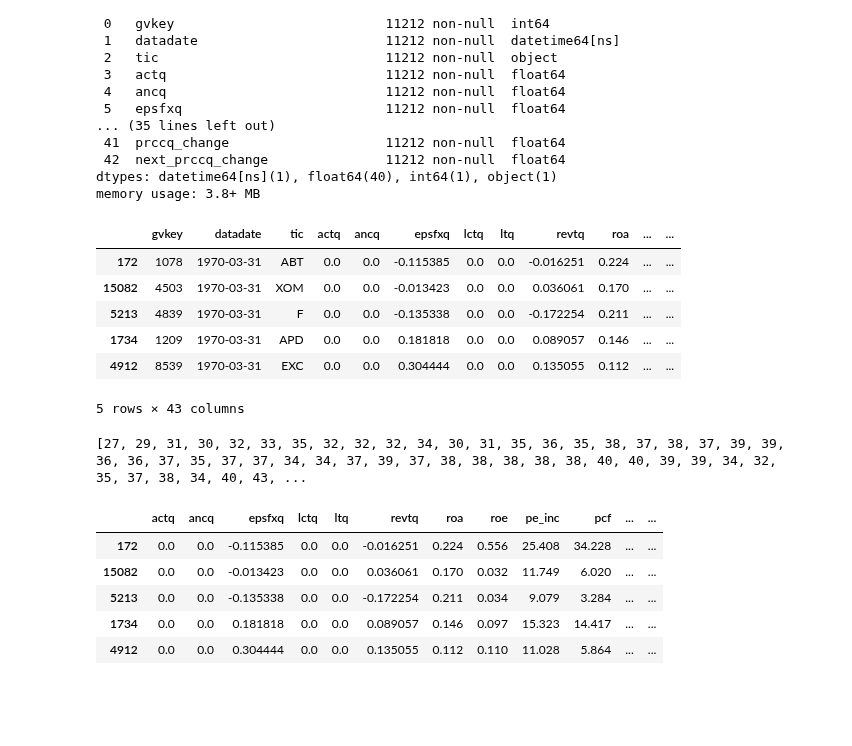
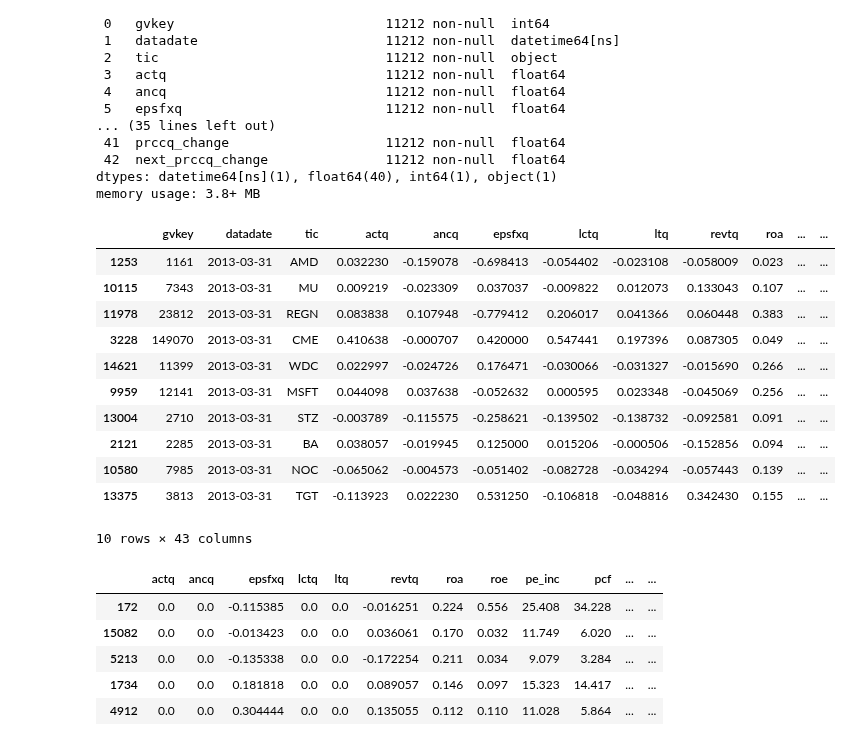
Before and after one commit to edocampione/4YP, a Jupyter notebook: models/global.ipynb, the cells around one changed output. Saved outputs shown, nothing was run; the diff lists cells and outputs as text; code cells hidden in the pictures; blank space fills up the shorter version.

```diff
--- a/models/global.ipynb
+++ b/models/global.ipynb
@@ -137,33 +137,30 @@ df = df[~df['tic'].isin(tickers_to_drop)]
 # %%
 train_start_date = '1970-03-31'
 valid_start_date = '2010-03-31'
 test_start_date = '2013-03-31'
 end_date = '2023-09-30'
 
 df = df.sort_values(by=['datadate'])
 
 train_df = df[(df['datadate'] >= train_start_date) & (df['datadate'] < valid_start_date)]
 valid_df = df[(df['datadate'] >= valid_start_date) & (df['datadate'] < test_start_date)]
 test_df = df[(df['datadate'] >= test_start_date) & (df['datadate'] < end_date)]
 
-train_df.head()
+test_df = test_df.sort_values(by=['datadate', 'next_prccq_change'], ascending=[True, False])
+test_df.head(10)
 # %% [output]
 |  | gvkey | datadate | tic | actq | ancq | epsfxq | lctq | ltq | revtq | roa | ... | ... |
-| 172 | 1078 | 1970-03-31 | ABT | 0.0 | 0.0 | -0.115385 | 0.0 | 0.0 | -0.016251 | 0.224 | ... | ... |
-| 15082 | 4503 | 1970-03-31 | XOM | 0.0 | 0.0 | -0.013423 | 0.0 | 0.0 | 0.036061 | 0.170 | ... | ... |
-| 5213 | 4839 | 1970-03-31 | F | 0.0 | 0.0 | -0.135338 | 0.0 | 0.0 | -0.172254 | 0.211 | ... | ... |
-| 1734 | 1209 | 1970-03-31 | APD | 0.0 | 0.0 | 0.181818 | 0.0 | 0.0 | 0.089057 | 0.146 | ... | ... |
-| 4912 | 8539 | 1970-03-31 | EXC | 0.0 | 0.0 | 0.304444 | 0.0 | 0.0 | 0.135055 | 0.112 | ... | ... |
+| 1253 | 1161 | 2013-03-31 | AMD | 0.032230 | -0.159078 | -0.698413 | -0.054402 | -0.023108 | -0.058009 | 0.023 | ... | ... |
+| 10115 | 7343 | 2013-03-31 | MU | 0.009219 | -0.023309 | 0.037037 | -0.009822 | 0.012073 | 0.133043 | 0.107 | ... | ... |
+| 11978 | 23812 | 2013-03-31 | REGN | 0.083838 | 0.107948 | -0.779412 | 0.206017 | 0.041366 | 0.060448 | 0.383 | ... | ... |
+| 3228 | 149070 | 2013-03-31 | CME | 0.410638 | -0.000707 | 0.420000 | 0.547441 | 0.197396 | 0.087305 | 0.049 | ... | ... |
+| 14621 | 11399 | 2013-03-31 | WDC | 0.022997 | -0.024726 | 0.176471 | -0.030066 | -0.031327 | -0.015690 | 0.266 | ... | ... |
+| 9959 | 12141 | 2013-03-31 | MSFT | 0.044098 | 0.037638 | -0.052632 | 0.000595 | 0.023348 | -0.045069 | 0.256 | ... | ... |
+| 13004 | 2710 | 2013-03-31 | STZ | -0.003789 | -0.115575 | -0.258621 | -0.139502 | -0.138732 | -0.092581 | 0.091 | ... | ... |
+| 2121 | 2285 | 2013-03-31 | BA | 0.038057 | -0.019945 | 0.125000 | 0.015206 | -0.000506 | -0.152856 | 0.094 | ... | ... |
+| 10580 | 7985 | 2013-03-31 | NOC | -0.065062 | -0.004573 | -0.051402 | -0.082728 | -0.034294 | -0.057443 | 0.139 | ... | ... |
+| 13375 | 3813 | 2013-03-31 | TGT | -0.113923 | 0.022230 | 0.531250 | -0.106818 | -0.048816 | 0.342430 | 0.155 | ... | ... |
-5 rows × 43 columns
+10 rows × 43 columns
-# %%
-# for ranking
-train_group = list(train_df['datadate'].value_counts().sort_index().tolist())
-valid_group = list(valid_df['datadate'].value_counts().sort_index().tolist())
-test_group = list(test_df['datadate'].value_counts().sort_index().tolist())
-
-print(train_group)
-# %% [output]
-[27, 29, 31, 30, 32, 33, 35, 32, 32, 32, 34, 30, 31, 35, 36, 35, 38, 37, 38, 37, 39, 39, 36, 36, 37, 35, 37, 37, 34, 34, 37, 39, 37, 38, 38, 38, 38, 38, 40, 40, 39, 39, 34, 32, 35, 37, 38, 34, 40, 43, ...
 # %%
 results = test_df[['datadate', 'tic', 'next_prccq_change', 'next_relative_quarterly_return']].copy()
 
```
Also changed, not shown: parts of 8 cells of this notebook, 1 other file.
